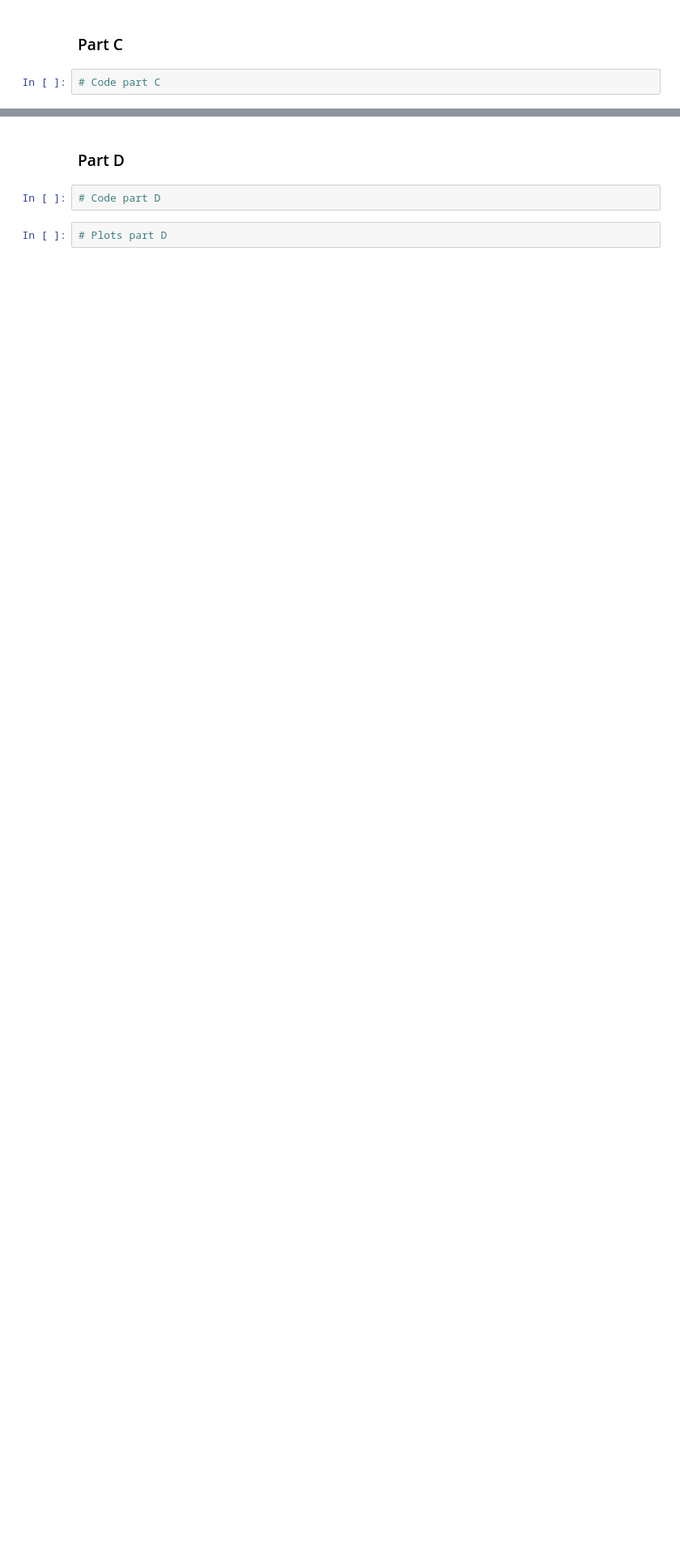
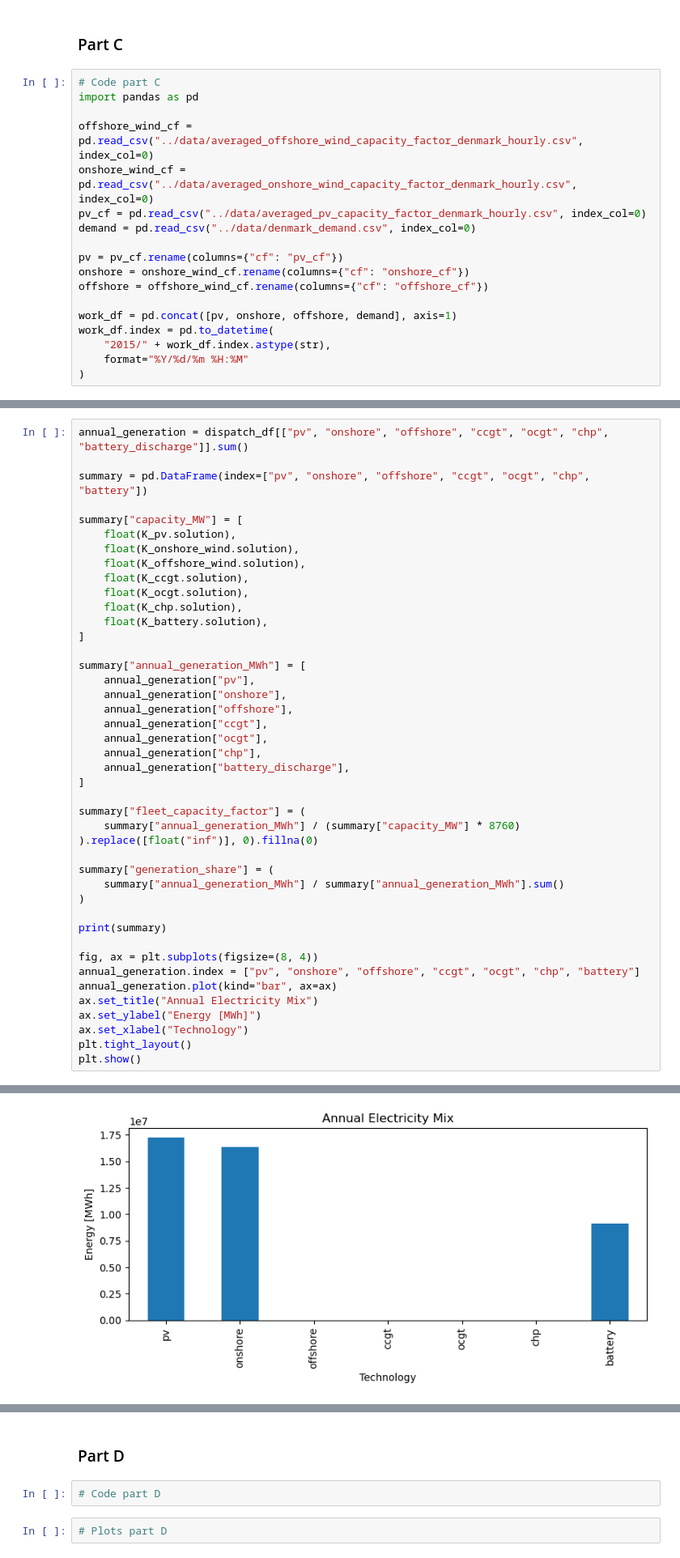
Before and after one commit to martinsiitam/ieg-spring-2026, a Jupyter notebook: src/project1.ipynb, the cells around one changed output, grey strips where cells are left out. Shown at 81% size. Cells and saved outputs as stored; diff of their text form; blank space fills up the shorter version.

```diff
--- a/src/project1.ipynb
+++ b/src/project1.ipynb
@@ -464,3 +487,19 @@ plt.show()
 ### Part C
 # %%
 # Code part C
+import pandas as pd
+
+offshore_wind_cf = pd.read_csv("../data/averaged_offshore_wind_capacity_factor_denmark_hourly.csv", index_col=0)
+onshore_wind_cf = pd.read_csv("../data/averaged_onshore_wind_capacity_factor_denmark_hourly.csv", index_col=0)
+pv_cf = pd.read_csv("../data/averaged_pv_capacity_factor_denmark_hourly.csv", index_col=0)
+demand = pd.read_csv("../data/denmark_demand.csv", index_col=0)
+
+pv = pv_cf.rename(columns={"cf": "pv_cf"})
+onshore = onshore_wind_cf.rename(columns={"cf": "onshore_cf"})
+offshore = offshore_wind_cf.rename(columns={"cf": "offshore_cf"})
+
+work_df = pd.concat([pv, onshore, offshore, demand], axis=1)
+work_df.index = pd.to_datetime(
+    "2015/" + work_df.index.astype(str),
+    format="%Y/%d/%m %H:%M"
+)
@@ -468,0 +803,44 @@ plt.show()
+# %%
+annual_generation = dispatch_df[["pv", "onshore", "offshore", "ccgt", "ocgt", "chp", "battery_discharge"]].sum()
+
+summary = pd.DataFrame(index=["pv", "onshore", "offshore", "ccgt", "ocgt", "chp", "battery"])
+
+summary["capacity_MW"] = [
+    float(K_pv.solution),
+    float(K_onshore_wind.solution),
+    float(K_offshore_wind.solution),
+    float(K_ccgt.solution),
+    float(K_ocgt.solution),
+    float(K_chp.solution),
+    float(K_battery.solution),
+]
+
+summary["annual_generation_MWh"] = [
+    annual_generation["pv"],
+    annual_generation["onshore"],
+    annual_generation["offshore"],
+    annual_generation["ccgt"],
+    annual_generation["ocgt"],
+    annual_generation["chp"],
+    annual_generation["battery_discharge"],
+]
+
+summary["fleet_capacity_factor"] = (
+    summary["annual_generation_MWh"] / (summary["capacity_MW"] * 8760)
+).replace([float("inf")], 0).fillna(0)
+
+summary["generation_share"] = (
+    summary["annual_generation_MWh"] / summary["annual_generation_MWh"].sum()
+)
+
+print(summary)
+
+fig, ax = plt.subplots(figsize=(8, 4))
+annual_generation.index = ["pv", "onshore", "offshore", "ccgt", "ocgt", "chp", "battery"]
+annual_generation.plot(kind="bar", ax=ax)
+ax.set_title("Annual Electricity Mix")
+ax.set_ylabel("Energy [MWh]")
+ax.set_xlabel("Technology")
+plt.tight_layout()
+plt.show()
+# %% [output]
@@ -468,0 +864 @@ plt.show()
+[figure, added]
```
Also changed, not shown: parts of 13 cells of this notebook.
